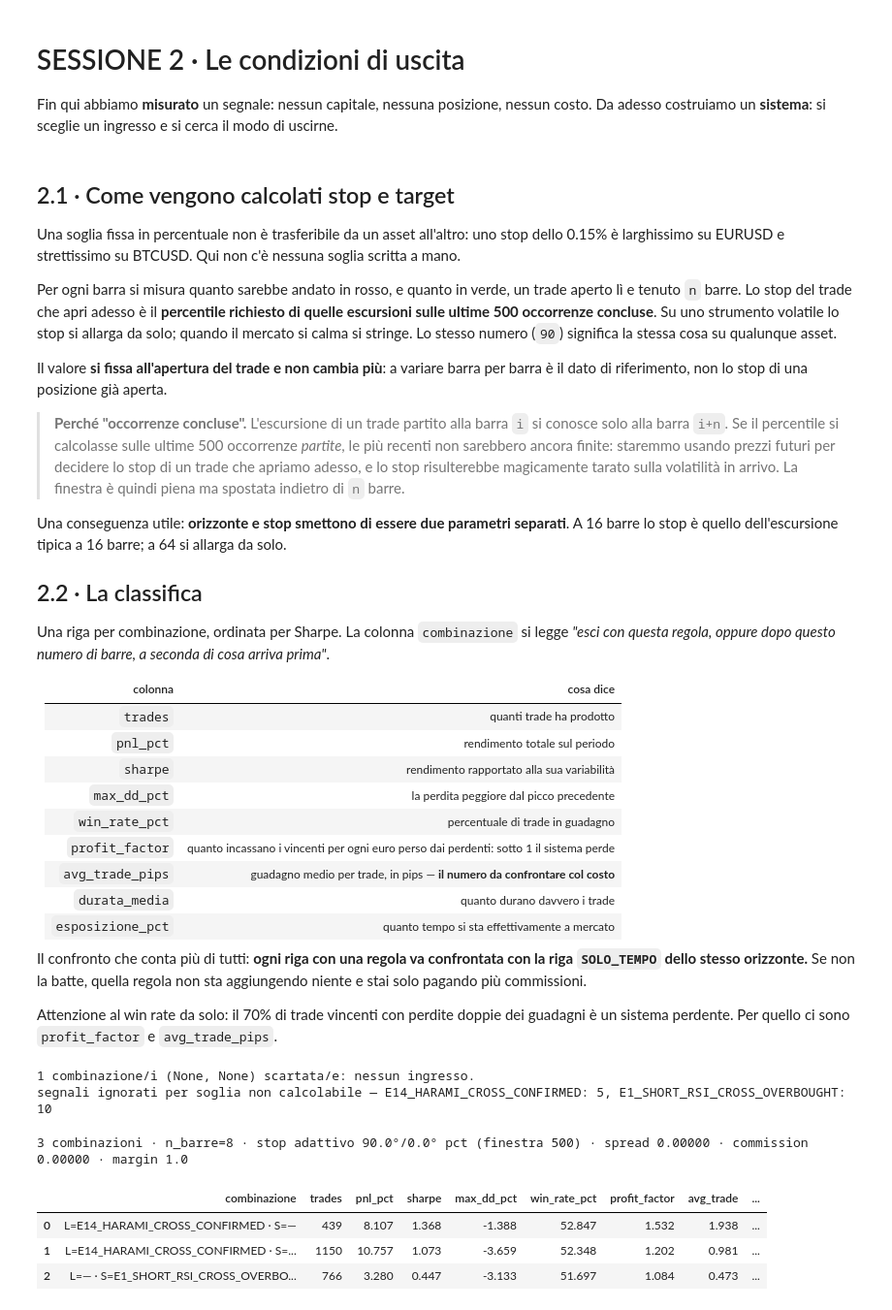
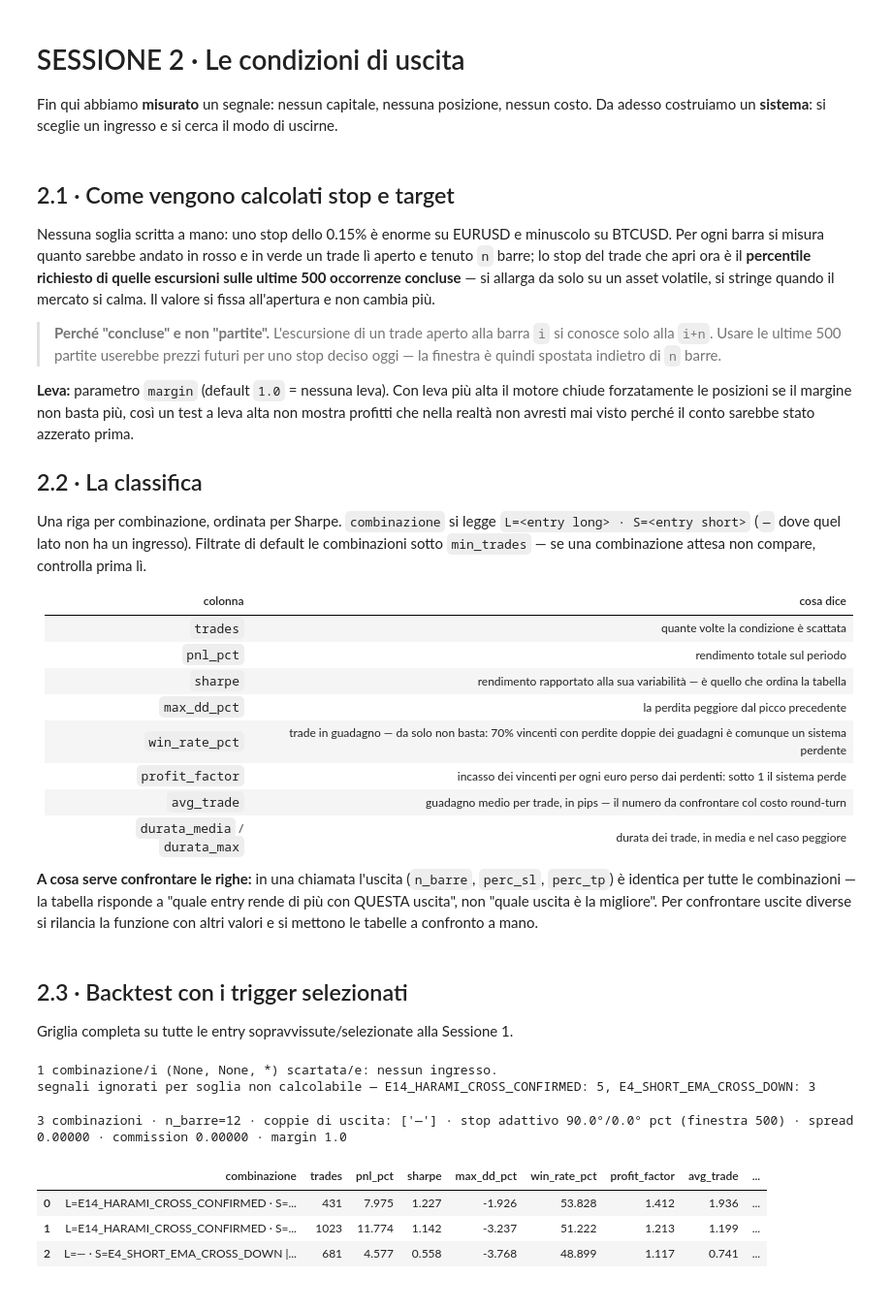
Before and after one commit to matti410/Trading-System-Creator_V4, a Jupyter notebook: Trading_Grid_Search_v4_backtesting.ipynb, the cells around one changed output. Shown at 97% size. Cells and saved outputs as stored; diff of their text form; code cells hidden in the pictures.

```diff
--- a/Trading_Grid_Search_v4_backtesting.ipynb
+++ b/Trading_Grid_Search_v4_backtesting.ipynb
@@ -176,3 +162,0 @@ entry_short.registra_trigger_short()
-# %%
-df_is = entry_long.aggiungi_trigger_long(df_is)
-df_is
@@ -277,47 +244,44 @@ Fin qui abbiamo **misurato** un segnale: nessun capitale, nessuna posizione, nes
 # %% [markdown]
 ## 2.1 · Come vengono calcolati stop e target
 
-Una soglia fissa in percentuale non è trasferibile da un asset all'altro: uno stop dello 0.15% è larghissimo su EURUSD e strettissimo su BTCUSD. Qui non c'è nessuna soglia scritta a mano.
+Nessuna soglia scritta a mano: uno stop dello 0.15% è enorme su EURUSD e minuscolo su BTCUSD. Per ogni barra si misura quanto sarebbe andato in rosso e in verde un trade lì aperto e tenuto `n` barre; lo stop del trade che apri ora è il **percentile richiesto di quelle escursioni sulle ultime 500 occorrenze concluse** — si allarga da solo su un asset volatile, si stringe quando il mercato si calma. Il valore si fissa all'apertura e non cambia più.
 
-Per ogni barra si misura quanto sarebbe andato in rosso, e quanto in verde, un trade aperto lì e tenuto `n` barre. Lo stop del trade che apri adesso è il **percentile richiesto di quelle escursioni sulle ultime 500 occorrenze concluse**. Su uno strumento volatile lo stop si allarga da solo; quando il mercato si calma si stringe. Lo stesso numero (`90`) significa la stessa cosa su qualunque asset.
+> **Perché "concluse" e non "partite".** L'escursione di un trade aperto alla barra `i` si conosce solo alla `i+n`. Usare le ultime 500 partite userebbe prezzi futuri per uno stop deciso oggi — la finestra è quindi spostata indietro di `n` barre.
 
-Il valore **si fissa all'apertura del trade e non cambia più**: a variare barra per barra è il dato di riferimento, non lo stop di una posizione già aperta.
-
-> **Perché "occorrenze concluse".** L'escursione di un trade partito alla barra `i` si conosce solo alla barra `i+n`. Se il percentile si calcolasse sulle ultime 500 occorrenze *partite*, le più recenti non sarebbero ancora finite: staremmo usando prezzi futuri per decidere lo stop di un trade che apriamo adesso, e lo stop risulterebbe magicamente tarato sulla volatilità in arrivo. La finestra è quindi piena ma spostata indietro di `n` barre.
-
-Una conseguenza utile: **orizzonte e stop smettono di essere due parametri separati**. A 16 barre lo stop è quello dell'escursione tipica a 16 barre; a 64 si allarga da solo.
+**Leva:** parametro `margin` (default `1.0` = nessuna leva). Con leva più alta il motore chiude forzatamente le posizioni se il margine non basta più, così un test a leva alta non mostra profitti che nella realtà non avresti mai visto perché il conto sarebbe stato azzerato prima.
 
 ## 2.2 · La classifica
 
-Una riga per combinazione, ordinata per Sharpe. La colonna `combinazione` si legge *"esci con questa regola, oppure dopo questo numero di barre, a seconda di cosa arriva prima"*.
+Una riga per combinazione, ordinata per Sharpe. `combinazione` si legge `L=<entry long> · S=<entry short>` (`—` dove quel lato non ha un ingresso). Filtrate di default le combinazioni sotto `min_trades` — se una combinazione attesa non compare, controlla prima lì.
 
 | colonna | cosa dice |
 |---|---|
-| `trades` | quanti trade ha prodotto |
+| `trades` | quante volte la condizione è scattata |
 | `pnl_pct` | rendimento totale sul periodo |
-| `sharpe` | rendimento rapportato alla sua variabilità |
+| `sharpe` | rendimento rapportato alla sua variabilità — è quello che ordina la tabella |
 | `max_dd_pct` | la perdita peggiore dal picco precedente |
-| `win_rate_pct` | percentuale di trade in guadagno |
-| `profit_factor` | quanto incassano i vincenti per ogni euro perso dai perdenti: sotto 1 il sistema perde |
-| `avg_trade_pips` | guadagno medio per trade, in pips — **il numero da confrontare col costo** |
-| `durata_media` | quanto durano davvero i trade |
-| `esposizione_pct` | quanto tempo si sta effettivamente a mercato |
+| `win_rate_pct` | trade in guadagno — da solo non basta: 70% vincenti con perdite doppie dei guadagni è comunque un sistema perdente |
+| `profit_factor` | incasso dei vincenti per ogni euro perso dai perdenti: sotto 1 il sistema perde |
+| `avg_trade` | guadagno medio per trade, in pips — il numero da confrontare col costo round-turn |
+| `durata_media` / `durata_max` | durata dei trade, in media e nel caso peggiore |
 
-Il confronto che conta più di tutti: **ogni riga con una regola va confrontata con la riga `SOLO_TEMPO` dello stesso orizzonte.** Se non la batte, quella regola non sta aggiungendo niente e stai solo pagando più commissioni.
-
-Attenzione al win rate da solo: il 70% di trade vincenti con perdite doppie dei guadagni è un sistema perdente. Per quello ci sono `profit_factor` e `avg_trade_pips`.
+**A cosa serve confrontare le righe:** in una chiamata l'uscita (`n_barre`, `perc_sl`, `perc_tp`) è identica per tutte le combinazioni — la tabella risponde a "quale entry rende di più con QUESTA uscita", non "quale uscita è la migliore". Per confrontare uscite diverse si rilancia la funzione con altri valori e si mettono le tabelle a confronto a mano.
+# %% [markdown]
+## 2.3 · Backtest con i trigger selezionati
+
+Griglia completa su tutte le entry sopravvissute/selezionate alla Sessione 1.
 # %%
 es = run_exit_search_bt(df_is, entry_cols_long=["E14_HARAMI_CROSS_CONFIRMED", None],
-                        entry_cols_short=["E1_SHORT_RSI_CROSS_OVERBOUGHT", None],
-                        n_barre=8, perc_sl=90.0, perc_tp=0.0,
+                        entry_cols_short=["E4_SHORT_EMA_CROSS_DOWN", None],
+                        n_barre=12, perc_sl=90.0, perc_tp=0.0,
                         commission=0.0,)
 es.top(10)
 #es.trades("L=E7_BIG_TAIL_BARS · S=E9_SHORT_CLOSING_PATTERN_ONLY_II")
 # %% [output]
-1 combinazione/i (None, None) scartata/e: nessun ingresso.
-segnali ignorati per soglia non calcolabile — E14_HARAMI_CROSS_CONFIRMED: 5, E1_SHORT_RSI_CROSS_OVERBOUGHT: 10
+1 combinazione/i (None, None, *) scartata/e: nessun ingresso.
+segnali ignorati per soglia non calcolabile — E14_HARAMI_CROSS_CONFIRMED: 5, E4_SHORT_EMA_CROSS_DOWN: 3
-3 combinazioni · n_barre=8 · stop adattivo 90.0°/0.0° pct (finestra 500) · spread 0.00000 · commission 0.00000 · margin 1.0
+3 combinazioni · n_barre=12 · coppie di uscita: ['—'] · stop adattivo 90.0°/0.0° pct (finestra 500) · spread 0.00000 · commission 0.00000 · margin 1.0
 |  | combinazione | trades | pnl_pct | sharpe | max_dd_pct | win_rate_pct | profit_factor | avg_trade | ... |
-| 0 | L=E14_HARAMI_CROSS_CONFIRMED · S=— | 439 | 8.107 | 1.368 | -1.388 | 52.847 | 1.532 | 1.938 | ... |
-| 1 | L=E14_HARAMI_CROSS_CONFIRMED · S=... | 1150 | 10.757 | 1.073 | -3.659 | 52.348 | 1.202 | 0.981 | ... |
-| 2 | L=— · S=E1_SHORT_RSI_CROSS_OVERBO... | 766 | 3.280 | 0.447 | -3.133 | 51.697 | 1.084 | 0.473 | ... |
+| 0 | L=E14_HARAMI_CROSS_CONFIRMED · S=... | 431 | 7.975 | 1.227 | -1.926 | 53.828 | 1.412 | 1.936 | ... |
+| 1 | L=E14_HARAMI_CROSS_CONFIRMED · S=... | 1023 | 11.774 | 1.142 | -3.237 | 51.222 | 1.213 | 1.199 | ... |
+| 2 | L=— · S=E4_SHORT_EMA_CROSS_DOWN |... | 681 | 4.577 | 0.558 | -3.768 | 48.899 | 1.117 | 0.741 | ... |
```
Also changed, not shown: parts of 24 cells of this notebook.
